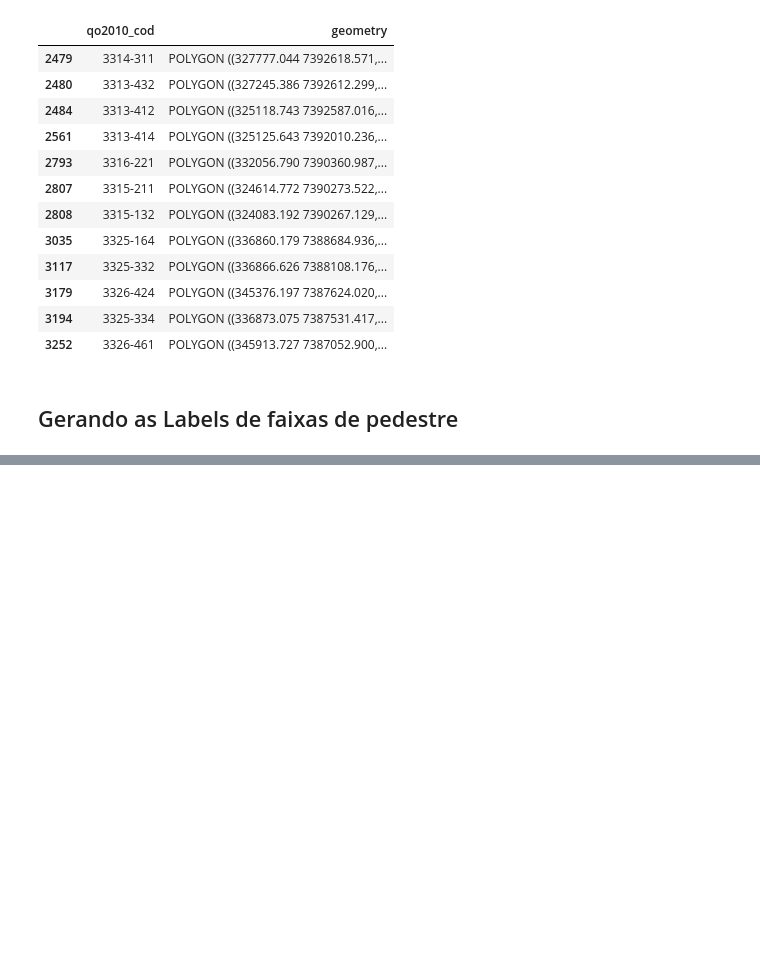
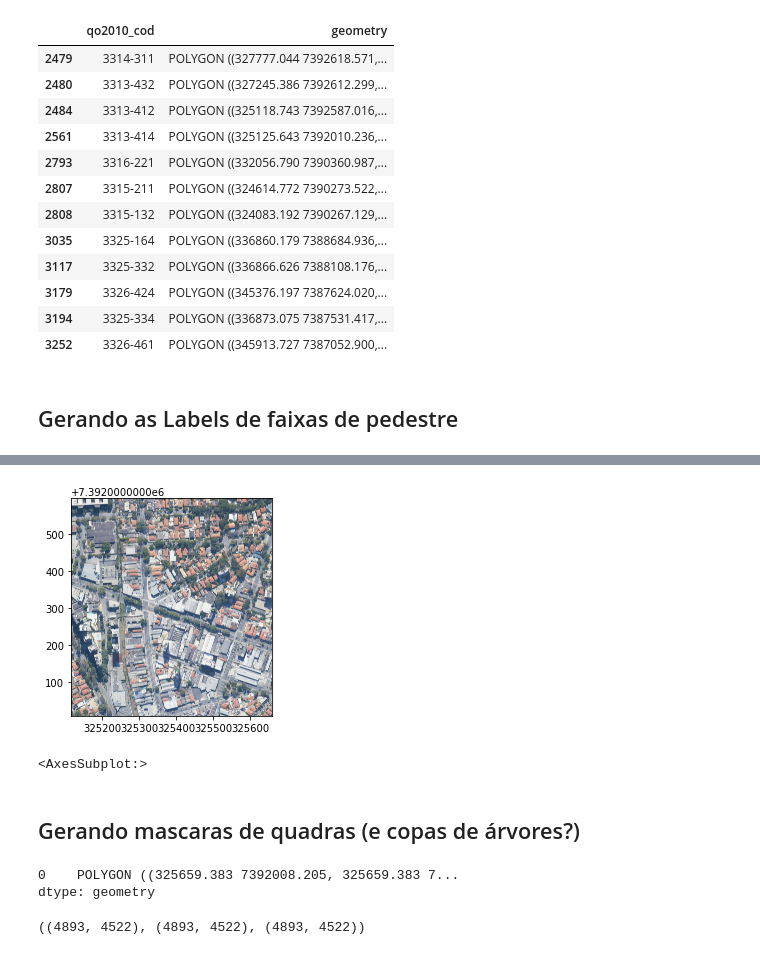
Before and after one commit to AndaSampa/faixas-de-pedestre, a Jupyter notebook: 00 - Preparando dados para o treinamento por aprendizado de máquina.ipynb, the cells around one changed output, grey strips where cells are left out. Drawn from its saved outputs; the diff is of its cells as text; code cells hidden in the pictures; blank space fills up the shorter version.

```diff
--- a/00 - Preparando dados para o treinamento por aprendizado de máquina.ipynb
+++ b/00 - Preparando dados para o treinamento por aprendizado de máquina.ipynb
@@ -37,0 +94,7 @@ gdf_scm[gdf_scm['qo2010_cod'].isin(licoes_utilizadas)]
+# %%
+show(dataset)
+# %% [output]
+[figure, added]
+<AxesSubplot:>
+# %% [markdown]
+## Gerando mascaras de quadras (e copas de árvores?)
@@ -37,0 +103,6 @@ gdf_scm[gdf_scm['qo2010_cod'].isin(licoes_utilizadas)]
+# %%
+from shapely.geometry import box
+gpd.GeoSeries(box(*dataset.bounds))
+# %% [output]
+0    POLYGON ((325659.383 7392008.205, 325659.383 7...
+dtype: geometry
@@ -37,0 +118,4 @@ gdf_scm[gdf_scm['qo2010_cod'].isin(licoes_utilizadas)]
+# %%
+quadras.shape, labels.shape, dataset.shape
+# %% [output]
+((4893, 4522), (4893, 4522), (4893, 4522))
```
Also changed, not shown: parts of 26 cells of this notebook, 6 other files.
